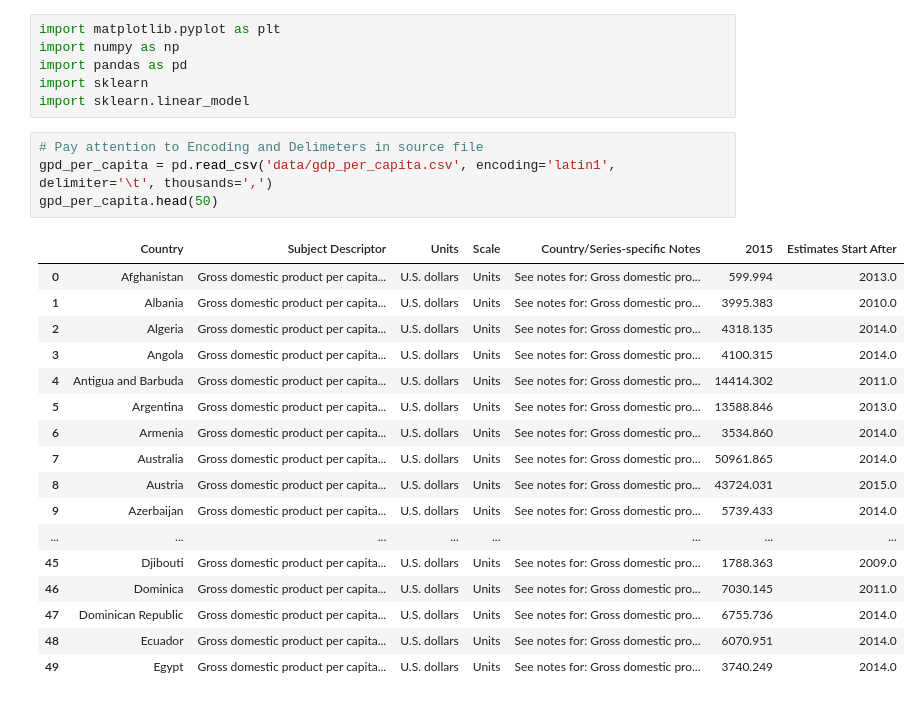
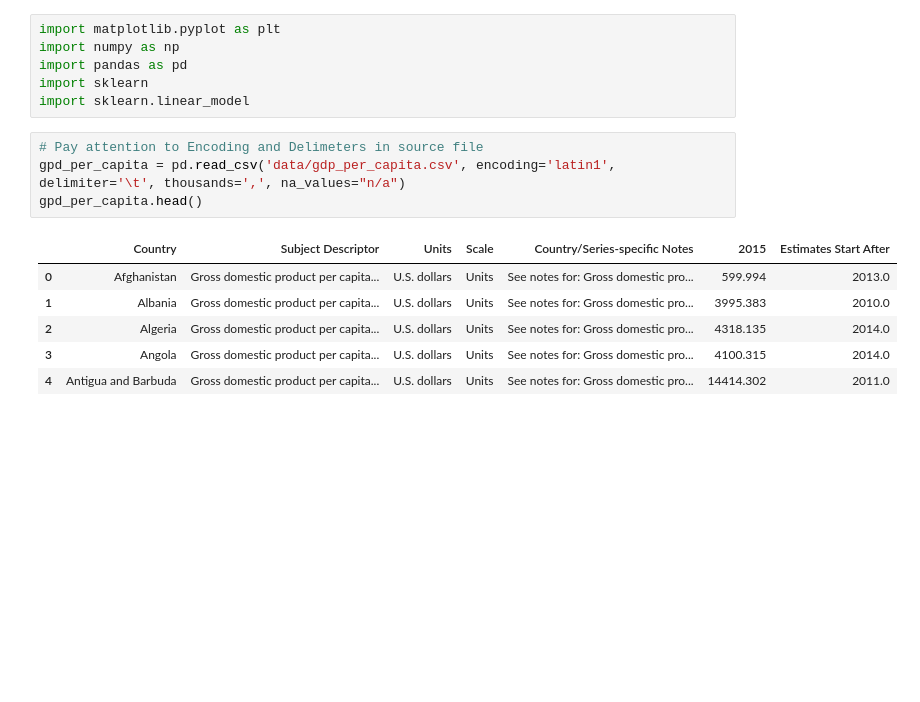
Before and after one commit to paulowe/BetterLifeIndex_regression_model, a Jupyter notebook: analysis.ipynb, the cells around one changed output. Cells and saved outputs as stored; diff of their text form; blank space fills up the shorter version.

Commit message:
Data exploration

```diff
--- a/analysis.ipynb
+++ b/analysis.ipynb
@@ -8,25 +8,14 @@ import sklearn
 import sklearn.linear_model
 # %%
 # Pay attention to Encoding and Delimeters in source file
-gpd_per_capita = pd.read_csv('data/gdp_per_capita.csv', encoding='latin1', delimiter='\t', thousands=',')
-gpd_per_capita.head(50)
+gpd_per_capita = pd.read_csv('data/gdp_per_capita.csv', encoding='latin1', delimiter='\t', thousands=',', na_values="n/a")
+gpd_per_capita.head()
 # %% [output]
 |  | Country | Subject Descriptor | Units | Scale | Country/Series-specific Notes | 2015 | Estimates Start After |
 | 0 | Afghanistan | Gross domestic product per capita... | U.S. dollars | Units | See notes for: Gross domestic pro... | 599.994 | 2013.0 |
 | 1 | Albania | Gross domestic product per capita... | U.S. dollars | Units | See notes for: Gross domestic pro... | 3995.383 | 2010.0 |
 | 2 | Algeria | Gross domestic product per capita... | U.S. dollars | Units | See notes for: Gross domestic pro... | 4318.135 | 2014.0 |
 | 3 | Angola | Gross domestic product per capita... | U.S. dollars | Units | See notes for: Gross domestic pro... | 4100.315 | 2014.0 |
 | 4 | Antigua and Barbuda | Gross domestic product per capita... | U.S. dollars | Units | See notes for: Gross domestic pro... | 14414.302 | 2011.0 |
-| 5 | Argentina | Gross domestic product per capita... | U.S. dollars | Units | See notes for: Gross domestic pro... | 13588.846 | 2013.0 |
-| 6 | Armenia | Gross domestic product per capita... | U.S. dollars | Units | See notes for: Gross domestic pro... | 3534.860 | 2014.0 |
-| 7 | Australia | Gross domestic product per capita... | U.S. dollars | Units | See notes for: Gross domestic pro... | 50961.865 | 2014.0 |
-| 8 | Austria | Gross domestic product per capita... | U.S. dollars | Units | See notes for: Gross domestic pro... | 43724.031 | 2015.0 |
-| 9 | Azerbaijan | Gross domestic product per capita... | U.S. dollars | Units | See notes for: Gross domestic pro... | 5739.433 | 2014.0 |
-| ... | ... | ... | ... | ... | ... | ... | ... |
-| 45 | Djibouti | Gross domestic product per capita... | U.S. dollars | Units | See notes for: Gross domestic pro... | 1788.363 | 2009.0 |
-| 46 | Dominica | Gross domestic product per capita... | U.S. dollars | Units | See notes for: Gross domestic pro... | 7030.145 | 2011.0 |
-| 47 | Dominican Republic | Gross domestic product per capita... | U.S. dollars | Units | See notes for: Gross domestic pro... | 6755.736 | 2014.0 |
-| 48 | Ecuador | Gross domestic product per capita... | U.S. dollars | Units | See notes for: Gross domestic pro... | 6070.951 | 2014.0 |
-| 49 | Egypt | Gross domestic product per capita... | U.S. dollars | Units | See notes for: Gross domestic pro... | 3740.249 | 2014.0 |
 # %%
 oecd_bli_2015 = pd.read_csv('data/oecd_bli_2015.csv')
```
Also changed, not shown: parts of 5 cells of this notebook.
